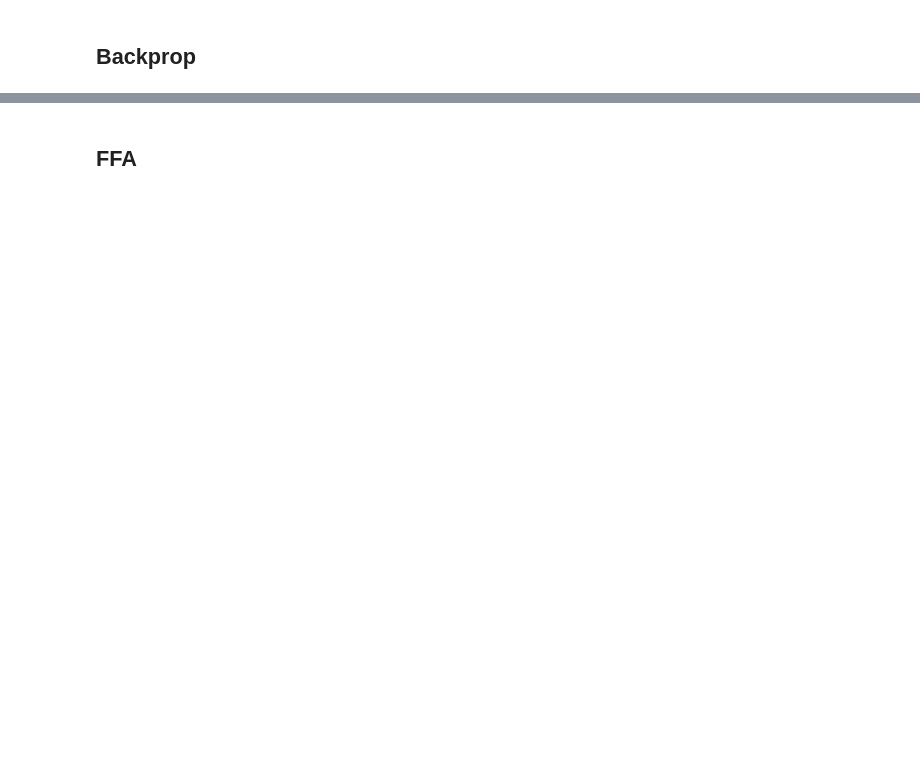
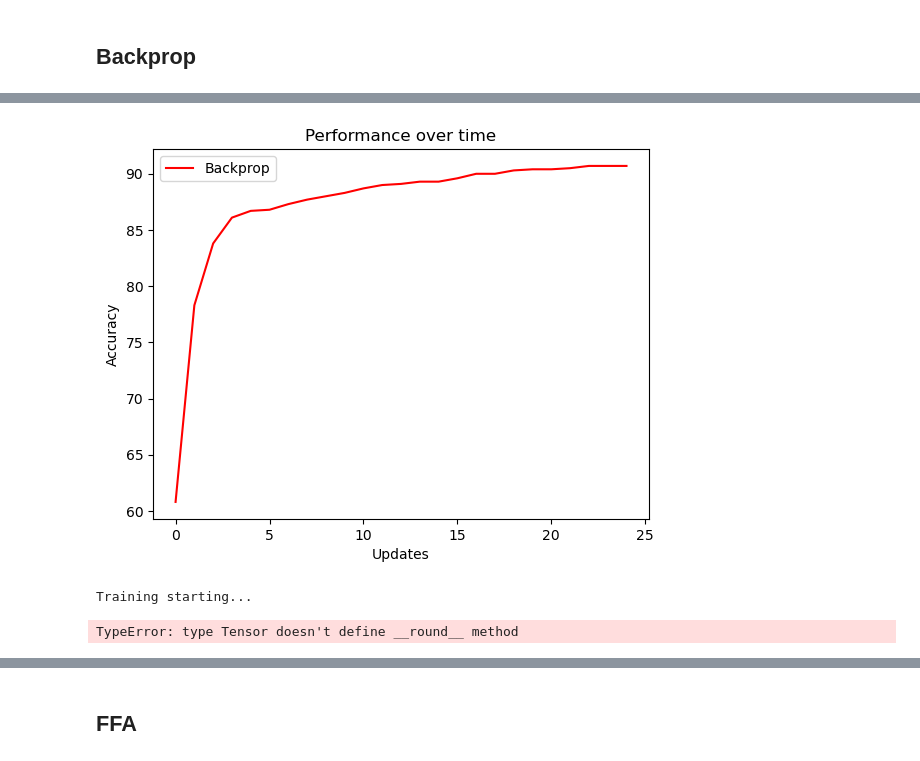
Before and after one commit to mwassermann/NMA-Microlearning-Project, a Jupyter notebook: Greens_restructured.ipynb, the cells around one changed output, grey strips where cells are left out. Drawn from its saved outputs; the diff is of its cells as text; code cells hidden in the pictures; blank space fills up the shorter version.

```diff
--- a/Greens_restructured.ipynb
+++ b/Greens_restructured.ipynb
@@ -162,0 +156,19 @@ np.save('results/netbackprop/cosine_similarity_bp_normal.npy', cosine_similarity
+# %%
+plt.plot(accuracy_bp_normal, label="Backprop", color='r')
+plt.xlabel("Updates")
+plt.ylabel("Accuracy")
+plt.legend()
+plt.title("Performance over time")
+plt.show()
+# %% [output]
+[figure, added]
+# %%
+# Online learning
+net_bp_online = MLP(rng, numhidden, sigma=initweight, activation=activation)
+(losses_bp_online, accuracy_bp_online, test_loss_bp_online, snr1_bp_online, snr2_bp_online, cosine_similarity_bp_online) = \
+    net_bp_online.train_online(rng, train_images, train_labels, test_images[:, indices], test_labels[:, indices], \
+                      learning_rate=0.01, max_it=numupdates*batchsize, conv_loss = 1e-1, algorithm='backprop', noise=noise, \
+                      report=report, report_rate=batchsize)
+# %% [output]
+Training starting...
+TypeError: type Tensor doesn't define __round__ method
```
Also changed, not shown: parts of 40 cells of this notebook, 1 other file.
